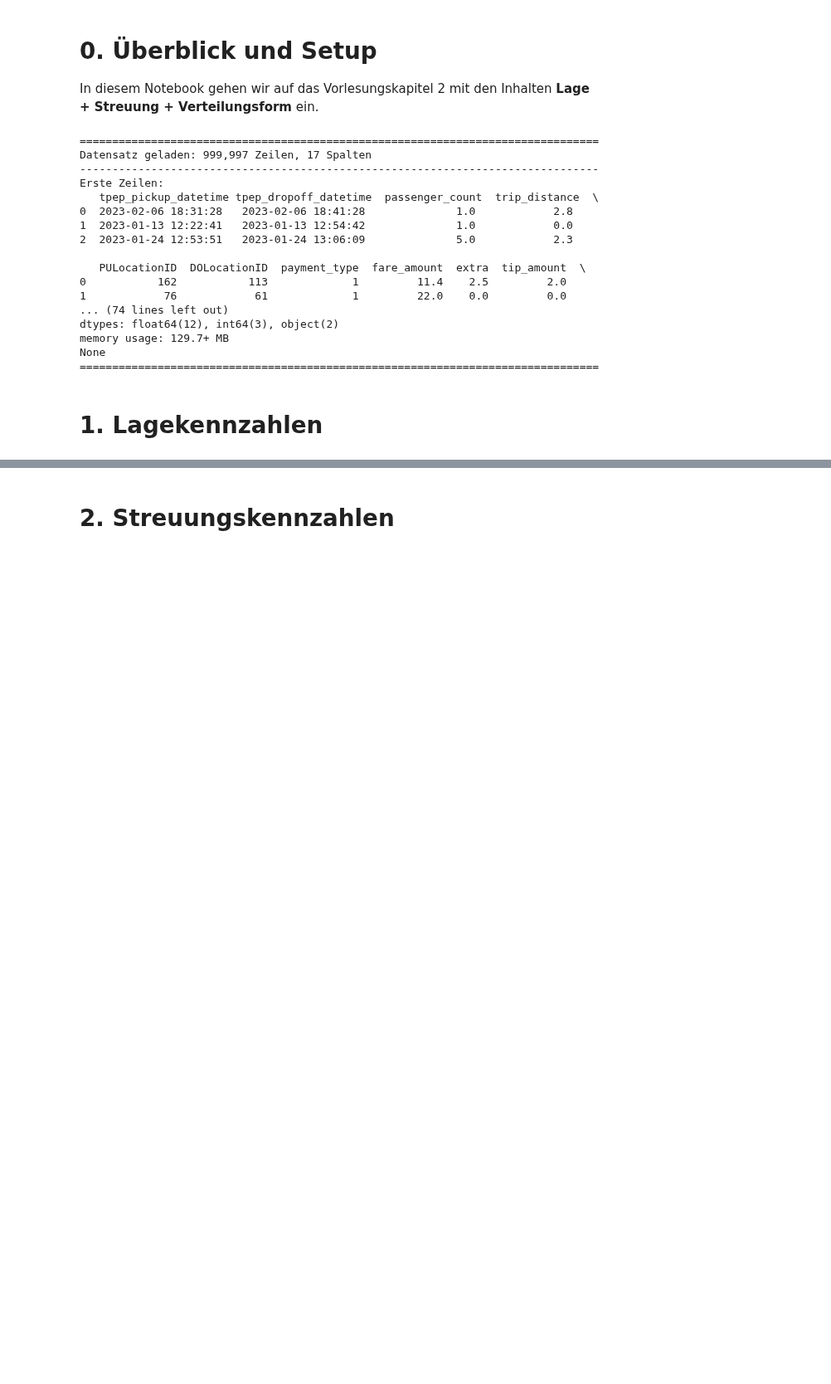
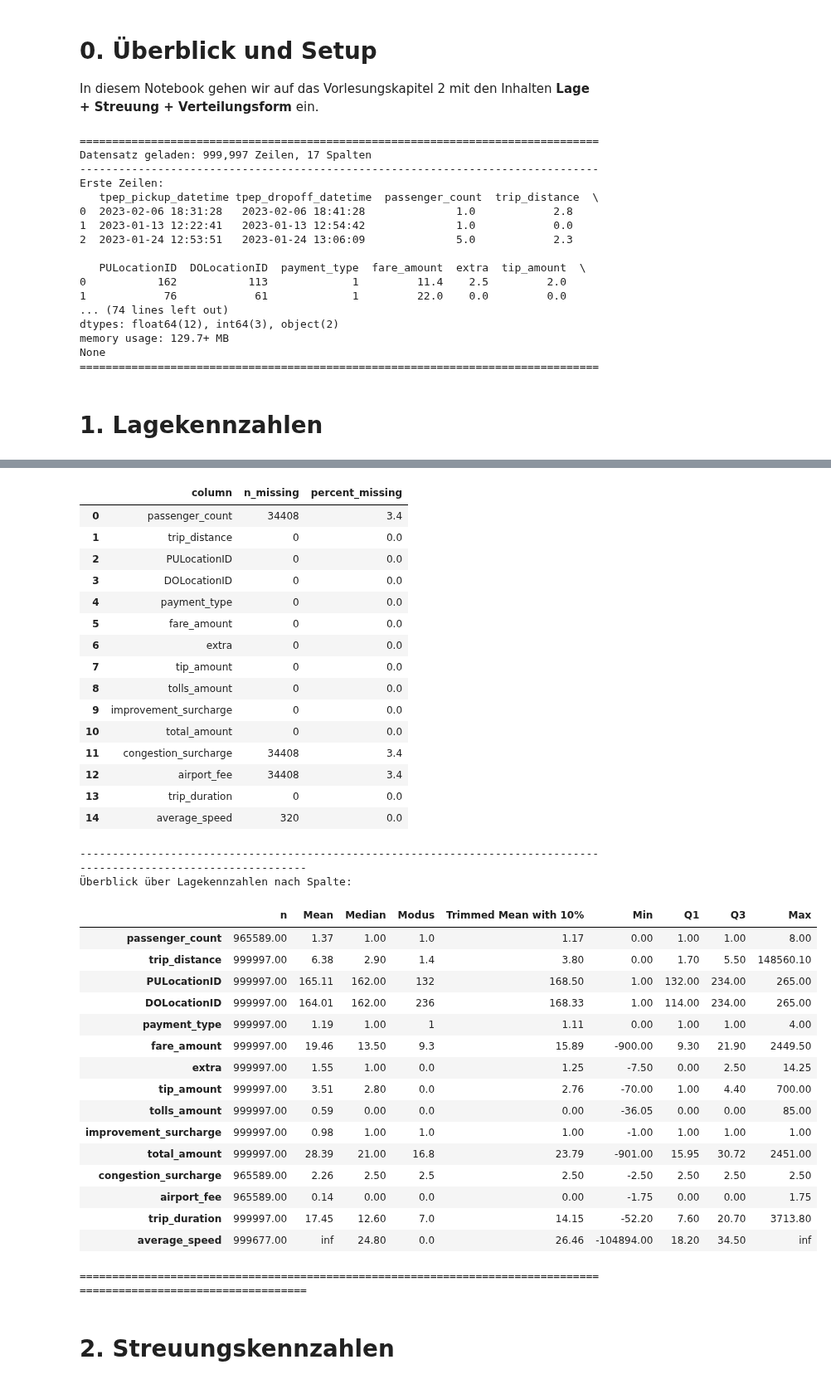
Before and after one commit to Benjam1nP/Statistic-Data-Sience-Project, a Jupyter notebook: notebooks/2_Deskriptive_Statistik_&_Visualisierung.ipynb, the cells around one changed output, grey strips where cells are left out. Shown at 83% size. Saved outputs shown, nothing was run; the diff lists cells and outputs as text; code cells hidden in the pictures; blank space fills up the shorter version.

Commit message:
[notebook|eda] Extend exploratory notebook with NA/outlier diagnostics and import fixes

```diff
--- a/notebooks/2_Deskriptive_Statistik_&_Visualisierung.ipynb
+++ b/notebooks/2_Deskriptive_Statistik_&_Visualisierung.ipynb
@@ -51,16 +51,39 @@ None
 # %% [markdown]
 # 1. Lagekennzahlen
 # %%
-vars_num = ["trip_distance","trip_duration","average_speed","fare_amount","tip_amount","total_amount"]
+num_cols = df.select_dtypes(include="number")
+lagekennzahlen_df = pd.DataFrame({
+    "n": num_cols.count(),
+    "Mean": num_cols.mean(),
+    "Median": num_cols.median(),
+    "Modus": num_cols.apply(lambda s: ", ".join(map(str, s.mode().tolist()))), # Wenn es mehrere Modi gibt diese als comma-separated Liste anzeigen
+    "Trimmed Mean with 10%": num_cols.apply(lambda x: trimmed_mean(x)),
+    "Min": num_cols.min(),
+    "Q1": num_cols.quantile(0.25),
+    "Q3": num_cols.quantile(0.75),
+    "Max": num_cols.max()
 
-def location_row(s):
-    s = s.dropna()
-    return pd.Series({
-        "n": s.size,
-        "Median": s.median(),
-        "Mean": s.mean(),
-        "TrimmedMean(10%)": trimmed_mean(s, 0.10)
-    })
+})
+format = {
+    c: "{:.2f}"
+    for c in lagekennzahlen_df.columns
+    if pd.api.types.is_numeric_dtype(lagekennzahlen_df[c])
+}
 
-location_summary = pd.concat([location_row(df[v]).rename(v) for v in vars_num], axis=1).T
-display(location_summary.style.format("{:,.2f}"))
+print(115*"=")
+print("Überblick über fehlende Werte nach Spalte:")
+display(create_na_table(num_cols))
+print("\n")
+
+print(115*"-")
+print("Überblick über Lagekennzahlen nach Spalte:")
+display(lagekennzahlen_df.style.format(format))
+print(115*"=")
+
+#plot_hist_with_trimmed_mean(s, alpha=0.10, bins=20,title="Getrimmter Mittelwert ist robuster gegen Ausreisser")
+
+#plot_hist_with_outlier(s, outlier_value=100, bins=12, title="Histogramm mit Ausreisser, Mittelwert & Median")
+
+#plot_hist_no_outlier(s, bins=20, title="Ohne Ausreisser")
+#plot_hist_with_outlier_only(s, outlier_value=120, bins=20, title="Mit Ausreisser")
+# %% [output]
@@ -67,3 +92,38 @@ display(location_summary.style.format("{:,.2f}"))
+|  | column | n_missing | percent_missing |
+| 0 | passenger_count | 34408 | 3.4 |
+| 1 | trip_distance | 0 | 0.0 |
+| 2 | PULocationID | 0 | 0.0 |
+| 3 | DOLocationID | 0 | 0.0 |
+| 4 | payment_type | 0 | 0.0 |
+| 5 | fare_amount | 0 | 0.0 |
+| 6 | extra | 0 | 0.0 |
+| 7 | tip_amount | 0 | 0.0 |
+| 8 | tolls_amount | 0 | 0.0 |
+| 9 | improvement_surcharge | 0 | 0.0 |
+| 10 | total_amount | 0 | 0.0 |
+| 11 | congestion_surcharge | 34408 | 3.4 |
+| 12 | airport_fee | 34408 | 3.4 |
+| 13 | trip_duration | 0 | 0.0 |
+| 14 | average_speed | 320 | 0.0 |
+-------------------------------------------------------------------------------------------------------------------
+Überblick über Lagekennzahlen nach Spalte:
+|  | n | Mean | Median | Modus | Trimmed Mean with 10% | Min | Q1 | Q3 | Max |
+| passenger_count | 965589.00 | 1.37 | 1.00 | 1.0 | 1.17 | 0.00 | 1.00 | 1.00 | 8.00 |
+| trip_distance | 999997.00 | 6.38 | 2.90 | 1.4 | 3.80 | 0.00 | 1.70 | 5.50 | 148560.10 |
+| PULocationID | 999997.00 | 165.11 | 162.00 | 132 | 168.50 | 1.00 | 132.00 | 234.00 | 265.00 |
+| DOLocationID | 999997.00 | 164.01 | 162.00 | 236 | 168.33 | 1.00 | 114.00 | 234.00 | 265.00 |
+| payment_type | 999997.00 | 1.19 | 1.00 | 1 | 1.11 | 0.00 | 1.00 | 1.00 | 4.00 |
+| fare_amount | 999997.00 | 19.46 | 13.50 | 9.3 | 15.89 | -900.00 | 9.30 | 21.90 | 2449.50 |
+| extra | 999997.00 | 1.55 | 1.00 | 0.0 | 1.25 | -7.50 | 0.00 | 2.50 | 14.25 |
+| tip_amount | 999997.00 | 3.51 | 2.80 | 0.0 | 2.76 | -70.00 | 1.00 | 4.40 | 700.00 |
+| tolls_amount | 999997.00 | 0.59 | 0.00 | 0.0 | 0.00 | -36.05 | 0.00 | 0.00 | 85.00 |
+| improvement_surcharge | 999997.00 | 0.98 | 1.00 | 1.0 | 1.00 | -1.00 | 1.00 | 1.00 | 1.00 |
+| total_amount | 999997.00 | 28.39 | 21.00 | 16.8 | 23.79 | -901.00 | 15.95 | 30.72 | 2451.00 |
+| congestion_surcharge | 965589.00 | 2.26 | 2.50 | 2.5 | 2.50 | -2.50 | 2.50 | 2.50 | 2.50 |
+| airport_fee | 965589.00 | 0.14 | 0.00 | 0.0 | 0.00 | -1.75 | 0.00 | 0.00 | 1.75 |
+| trip_duration | 999997.00 | 17.45 | 12.60 | 7.0 | 14.15 | -52.20 | 7.60 | 20.70 | 3713.80 |
+| average_speed | 999677.00 | inf | 24.80 | 0.0 | 26.46 | -104894.00 | 18.20 | 34.50 | inf |
+===================================================================================================================
 # %% [markdown]
 # 2. Streuungskennzahlen
 # %%
```
Also changed, not shown: parts of 6 cells of this notebook, 2 other files.
